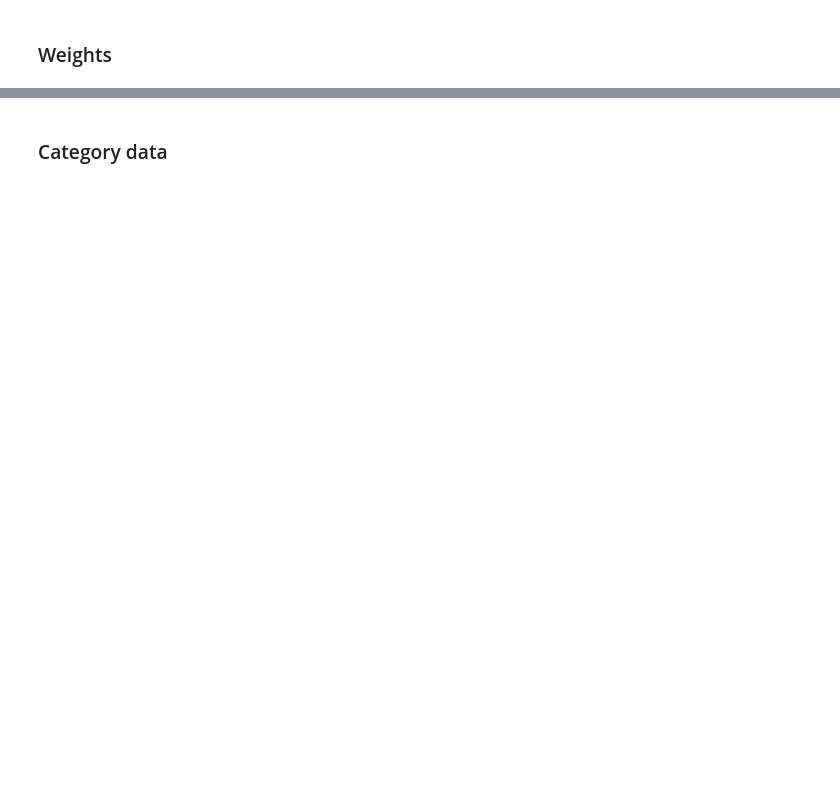
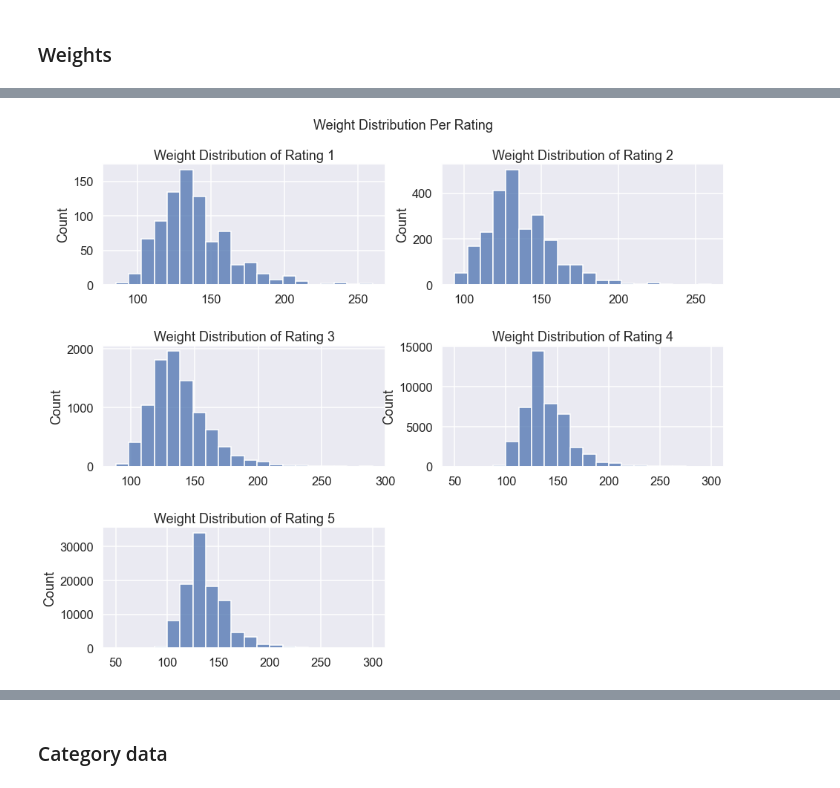
Before and after one commit to zic017/CSE158_Assignment2_Rating_Prediction_of_Clothes, a Jupyter notebook: EDA.ipynb, the cells around one changed output, grey strips where cells are left out. Saved outputs shown, nothing was run; the diff lists cells and outputs as text; code cells hidden in the pictures; blank space fills up the shorter version.

```diff
--- a/EDA.ipynb
+++ b/EDA.ipynb
@@ -195,0 +231,19 @@ plt.show()
+# %%
+# define subplot grid
+fig, axs = plt.subplots(nrows=3, ncols=2, figsize=(15, 12))
+axs = axs.flat
+axs[-1].remove()
+axs = axs[:-1]
+plt.subplots_adjust(hspace=0.5)
+fig.suptitle("Weight Distribution Per Rating", fontsize=18, y=0.95)
+
+# loop through tickers and axes
+for gb, ax in zip(df.groupby('rating'), axs.ravel()):
+    rate, dfs = gb
+    sns.histplot(data = dfs,x = 'weight', bins=20, ax = ax)
+    ax.set_title(f'Weight Distribution of Rating {int(rate)}')
+    ax.set_xlabel("")
+
+plt.show()
+# %% [output]
+[figure, added]
```
Also changed, not shown: parts of 12 cells of this notebook.
